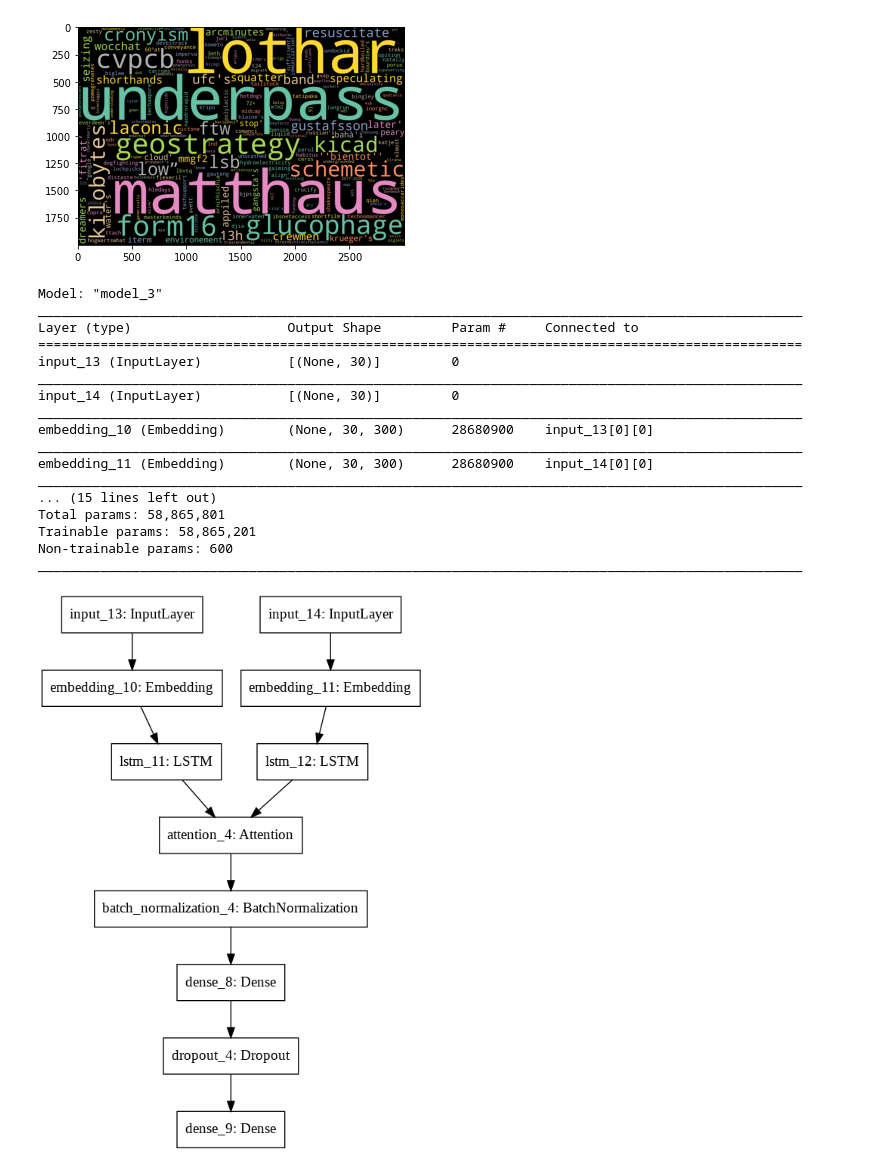
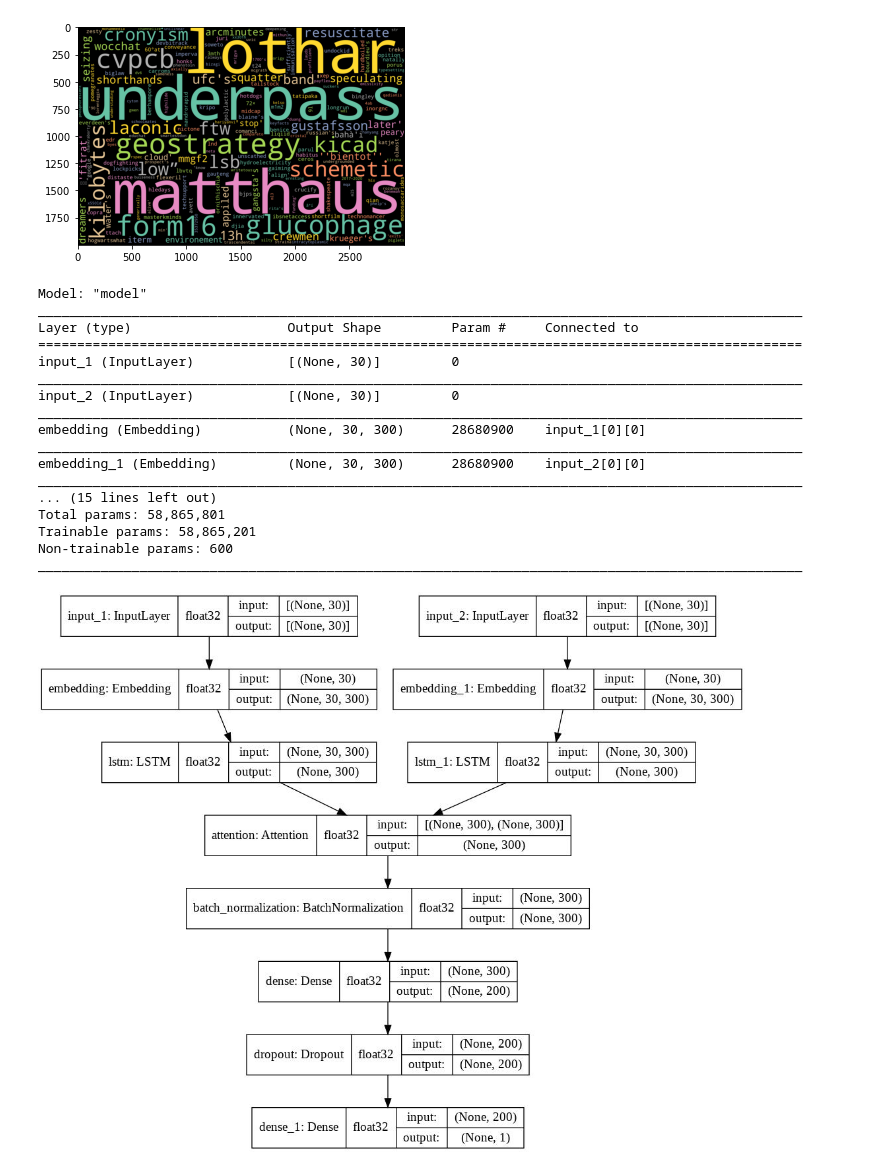
Before and after one commit to praneethratna/Question-pairs-duplicate, a Jupyter notebook: Question_pairs_duplicate.ipynb, the cells around one changed output. Saved outputs shown, nothing was run; the diff lists cells and outputs as text; code cells hidden in the pictures.

```diff
--- a/Question_pairs_duplicate.ipynb
+++ b/Question_pairs_duplicate.ipynb
@@ -103,23 +103,25 @@ z = Dense(1,activation='sigmoid')(z)
 # %%
 model = Model(inputs = [x,y], outputs = z)
 model.summary()
-plot_model(model)
 # %% [output]
-Model: "model_3"
+Model: "model"
 __________________________________________________________________________________________________
 Layer (type)                    Output Shape         Param #     Connected to
 ==================================================================================================
-input_13 (InputLayer)           [(None, 30)]         0
+input_1 (InputLayer)            [(None, 30)]         0
 __________________________________________________________________________________________________
-input_14 (InputLayer)           [(None, 30)]         0
+input_2 (InputLayer)            [(None, 30)]         0
 __________________________________________________________________________________________________
-embedding_10 (Embedding)        (None, 30, 300)      28680900    input_13[0][0]
+embedding (Embedding)           (None, 30, 300)      28680900    input_1[0][0]
 __________________________________________________________________________________________________
-embedding_11 (Embedding)        (None, 30, 300)      28680900    input_14[0][0]
+embedding_1 (Embedding)         (None, 30, 300)      28680900    input_2[0][0]
 __________________________________________________________________________________________________
 ... (15 lines left out)
 Total params: 58,865,801
 Trainable params: 58,865,201
 Non-trainable params: 600
 __________________________________________________________________________________________________
-[figure, removed]
+# %%
+plot_model(model,to_file='model.jpeg',show_shapes=True,show_dtype=True)
+# %% [output]
+[figure, added]
```
Also changed, not shown: parts of 10 cells of this notebook.
